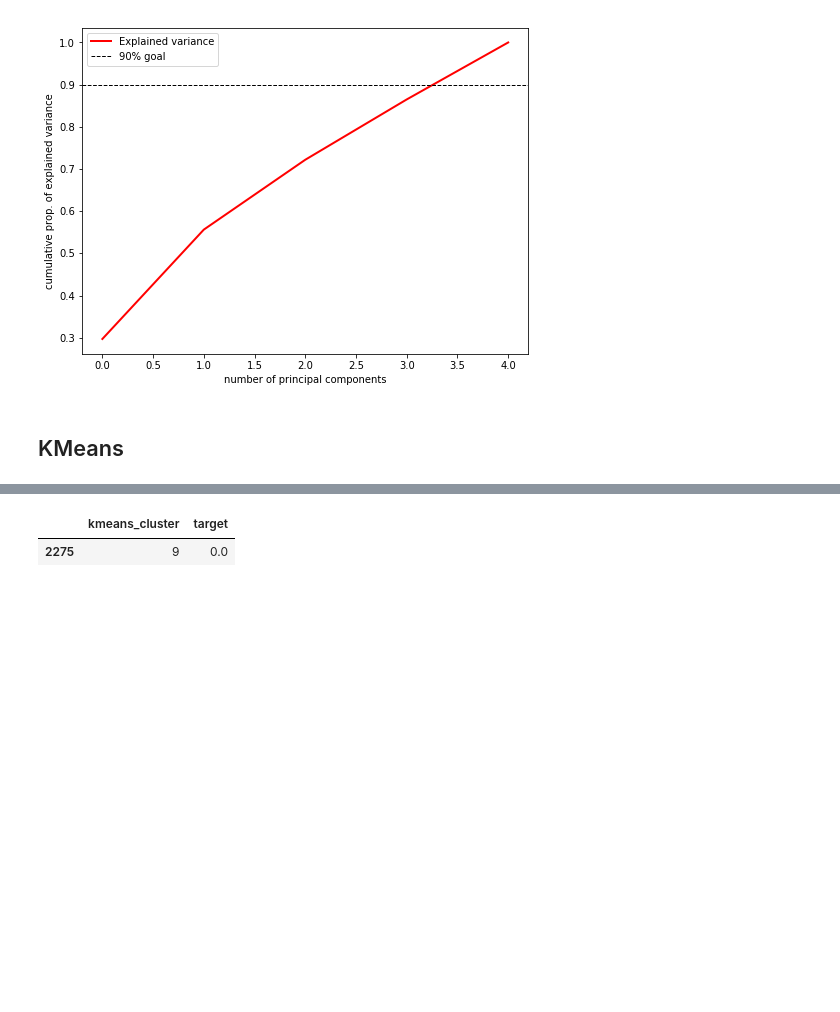
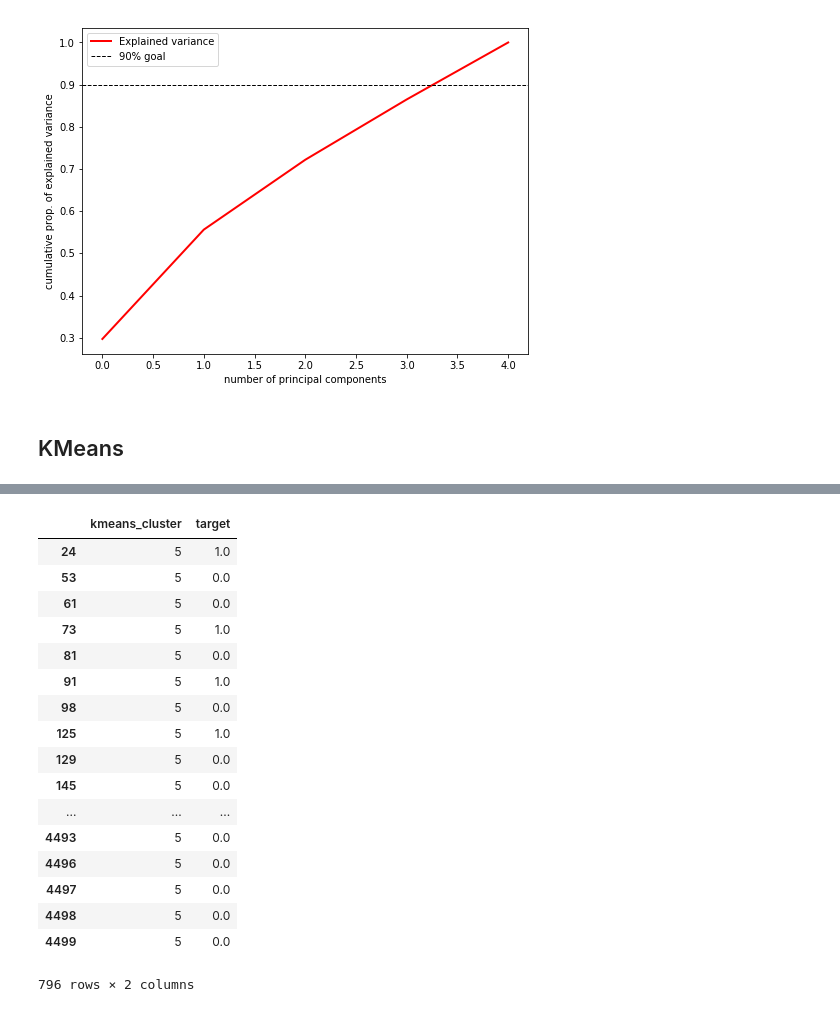
Before and after one commit to sbpforward/Airbnb-Criminal-Clusters, a Jupyter notebook: notebooks/PCA-Kmeans.ipynb, the cells around one changed output, grey strips where cells are left out. Saved outputs shown, nothing was run; the diff lists cells and outputs as text; code cells hidden in the pictures; blank space fills up the shorter version.

```diff
--- a/notebooks/PCA-Kmeans.ipynb
+++ b/notebooks/PCA-Kmeans.ipynb
@@ -194,7 +170,7 @@ ax.legend();
 # %% [markdown]
 ## KMeans
 # %%
-kmeans = KMeans(n_clusters=10)
+kmeans = KMeans(n_clusters=8)
 
 X_clustered_num = kmeans.fit_predict(few_principalComponents)
 
@@ -202,8 +178,10 @@ X_clustered_num = kmeans.fit_predict(few_principalComponents)
 plt.figure(figsize = (7,7))
 plt.scatter(few_principalComponents[:,0],few_principalComponents[:,1],
             c=kmeans.labels_,cmap='rainbow', alpha=0.5)
-plt.title('KMeans Clusters (10)')
+plt.title('KMeans Clusters (8)')
+plt.savefig('kmeans-clusters.png')
 plt.show()
+
 
 plt.figure(figsize=(10,5))
 fewkmeans = kmeans.labels_
@@ -211,5 +189,5 @@ kmeans_y = y_target_vals
 kmeans_y = kmeans_y.reshape(4511)
 fewKMeansDF = pd.DataFrame({'kmeans_cluster':fewkmeans, 'target':kmeans_y})
 sns.barplot(x='kmeans_cluster',y='target',data=fewKMeansDF)
-plt.title('test')
+plt.savefig('clusters-by-target.png')
 # %% [output]
@@ -219,7 +196,23 @@ Text(0.5,1,'test')
 # %%
-few_9 = fewKMeansDF.loc[fewKMeansDF['kmeans_cluster'] == 9]
-few_9.loc[2000:3000]
+few5 = fewKMeansDF.loc[fewKMeansDF['kmeans_cluster'] == 5]
+few5.loc[1:4500]
 # %% [output]
 |  | kmeans_cluster | target |
-| 2275 | 9 | 0.0 |
+| 24 | 5 | 1.0 |
+| 53 | 5 | 0.0 |
+| 61 | 5 | 0.0 |
+| 73 | 5 | 1.0 |
+| 81 | 5 | 0.0 |
+| 91 | 5 | 1.0 |
+| 98 | 5 | 0.0 |
+| 125 | 5 | 1.0 |
+| 129 | 5 | 0.0 |
+| 145 | 5 | 0.0 |
+| ... | ... | ... |
+| 4493 | 5 | 0.0 |
+| 4496 | 5 | 0.0 |
+| 4497 | 5 | 0.0 |
+| 4498 | 5 | 0.0 |
+| 4499 | 5 | 0.0 |
+796 rows × 2 columns
 # %%
```
Also changed, not shown: parts of 9 cells of this notebook, 4 other files.
